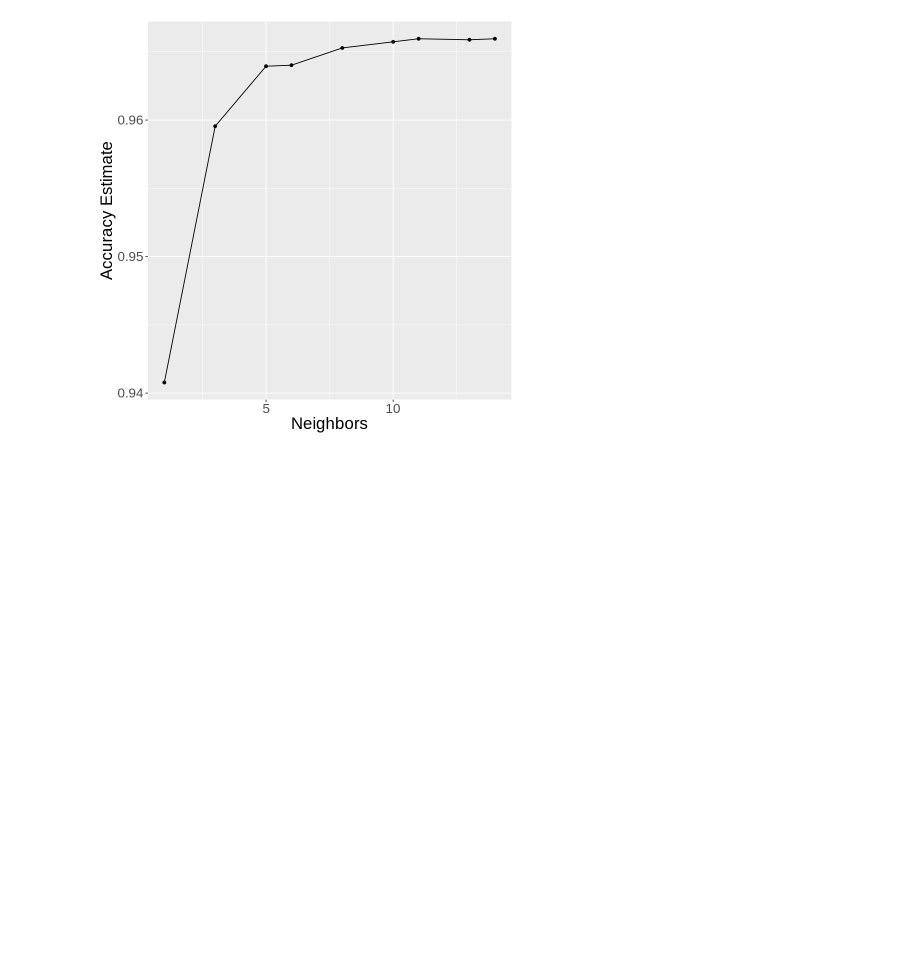
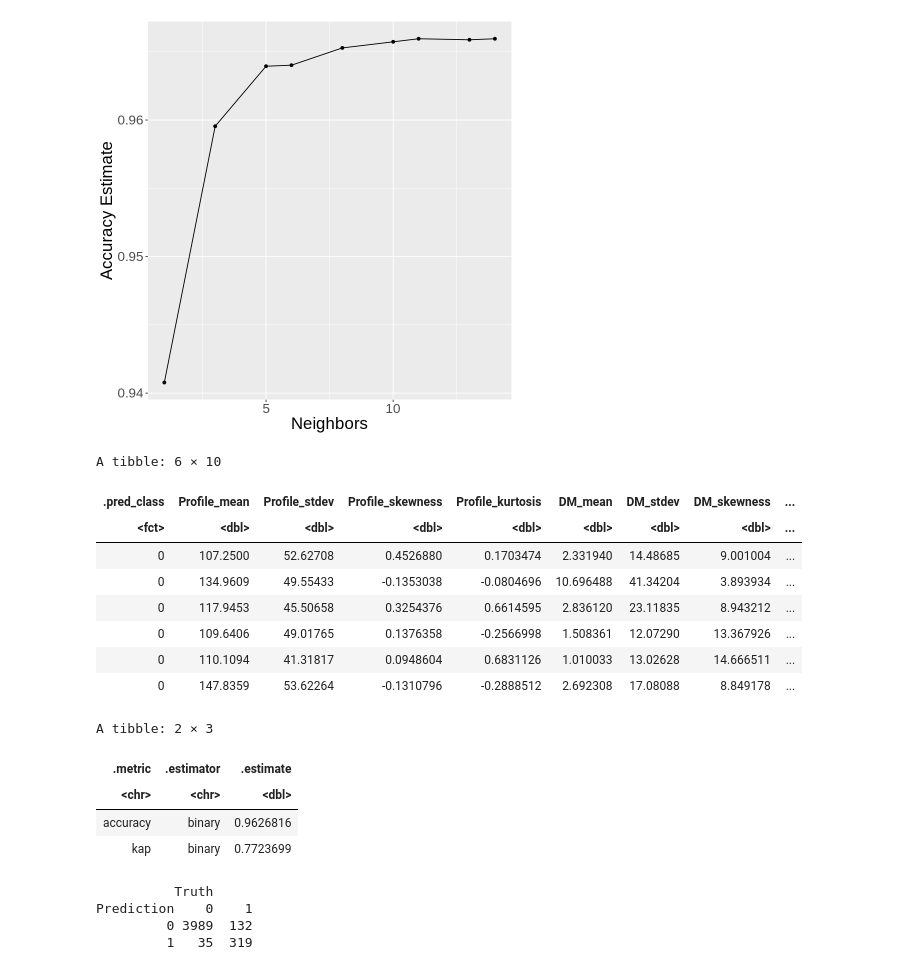
Before and after one commit to susanyliu/dsci100-project144new, a Jupyter notebook: Pulsar_star_project-2.ipynb, the cells around one changed output. Drawn from its saved outputs; the diff is of its cells as text; code cells hidden in the pictures; blank space fills up the shorter version.

Commit message:
model
yay

```diff
--- a/Pulsar_star_project-2.ipynb
+++ b/Pulsar_star_project-2.ipynb
@@ -284,0 +279,41 @@ cross_val_plot
+# %%
+pulsar_spec <- nearest_neighbor(weight_func = "rectangular", neighbors = 11) |>
+       set_engine("kknn") |>
+       set_mode("classification")
+
+
+pulsar_fit <- workflow() |>
+       add_recipe(pulsar_recipe) |>
+       add_model(pulsar_spec) |>
+       fit(data=pulsar_train)
+# %%
+pulsar_predictions <- predict(pulsar_fit, pulsar_test) |>
+          bind_cols(pulsar_test)
+head(pulsar_predictions)
+
+pulsar_metrics <- pulsar_predictions |>
+          metrics(truth = class, estimate = .pred_class)
+pulsar_metrics
+
+pulsar_conf_mat <- pulsar_predictions|>
+          conf_mat(truth = class, estimate = .pred_class)
+pulsar_conf_mat
+# %% [output]
+A tibble: 6 × 10
+| .pred_class | Profile_mean | Profile_stdev | Profile_skewness | Profile_kurtosis | DM_mean | DM_stdev | DM_skewness | ... |
+| <fct> | <dbl> | <dbl> | <dbl> | <dbl> | <dbl> | <dbl> | <dbl> | ... |
+| 0 | 107.2500 | 52.62708 | 0.4526880 | 0.1703474 | 2.331940 | 14.48685 | 9.001004 | ... |
+| 0 | 134.9609 | 49.55433 | -0.1353038 | -0.0804696 | 10.696488 | 41.34204 | 3.893934 | ... |
+| 0 | 117.9453 | 45.50658 | 0.3254376 | 0.6614595 | 2.836120 | 23.11835 | 8.943212 | ... |
+| 0 | 109.6406 | 49.01765 | 0.1376358 | -0.2566998 | 1.508361 | 12.07290 | 13.367926 | ... |
+| 0 | 110.1094 | 41.31817 | 0.0948604 | 0.6831126 | 1.010033 | 13.02628 | 14.666511 | ... |
+| 0 | 147.8359 | 53.62264 | -0.1310796 | -0.2888512 | 2.692308 | 17.08088 | 8.849178 | ... |
+A tibble: 2 × 3
+| .metric | .estimator | .estimate |
+| <chr> | <chr> | <dbl> |
+| accuracy | binary | 0.9626816 |
+| kap | binary | 0.7723699 |
+          Truth
+Prediction    0    1
+         0 3989  132
+         1   35  319
```
Also changed, not shown: parts of 4 cells of this notebook.
